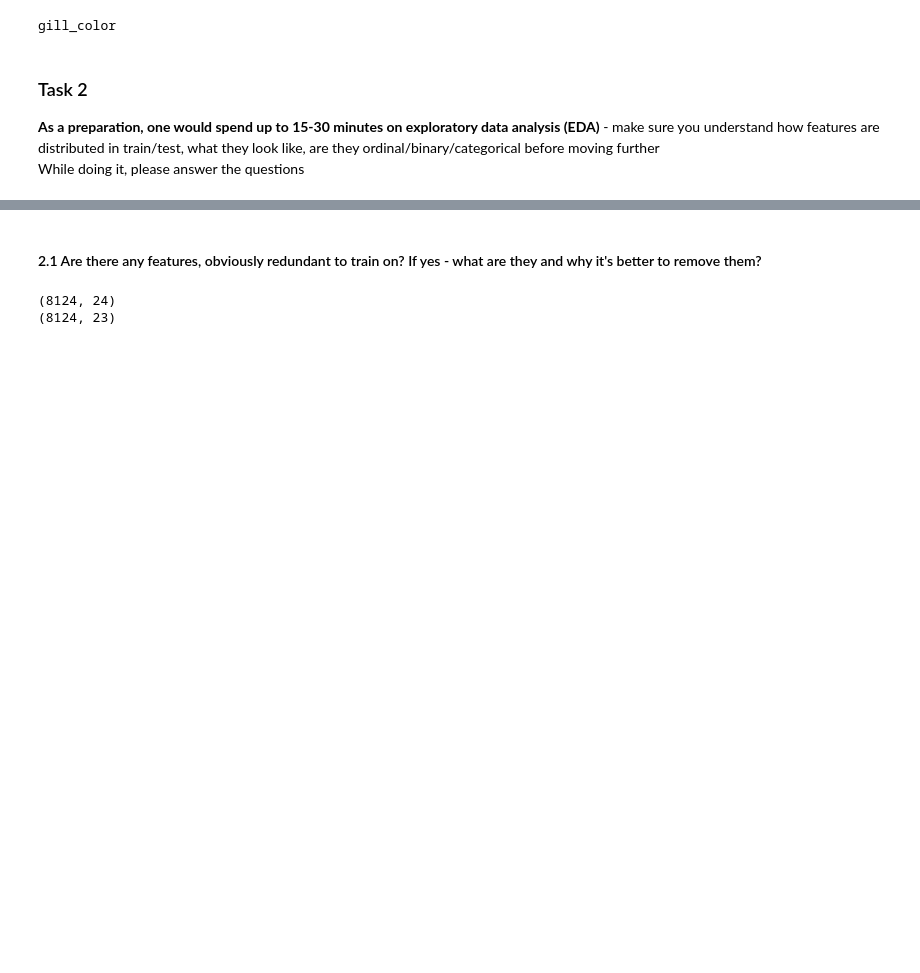
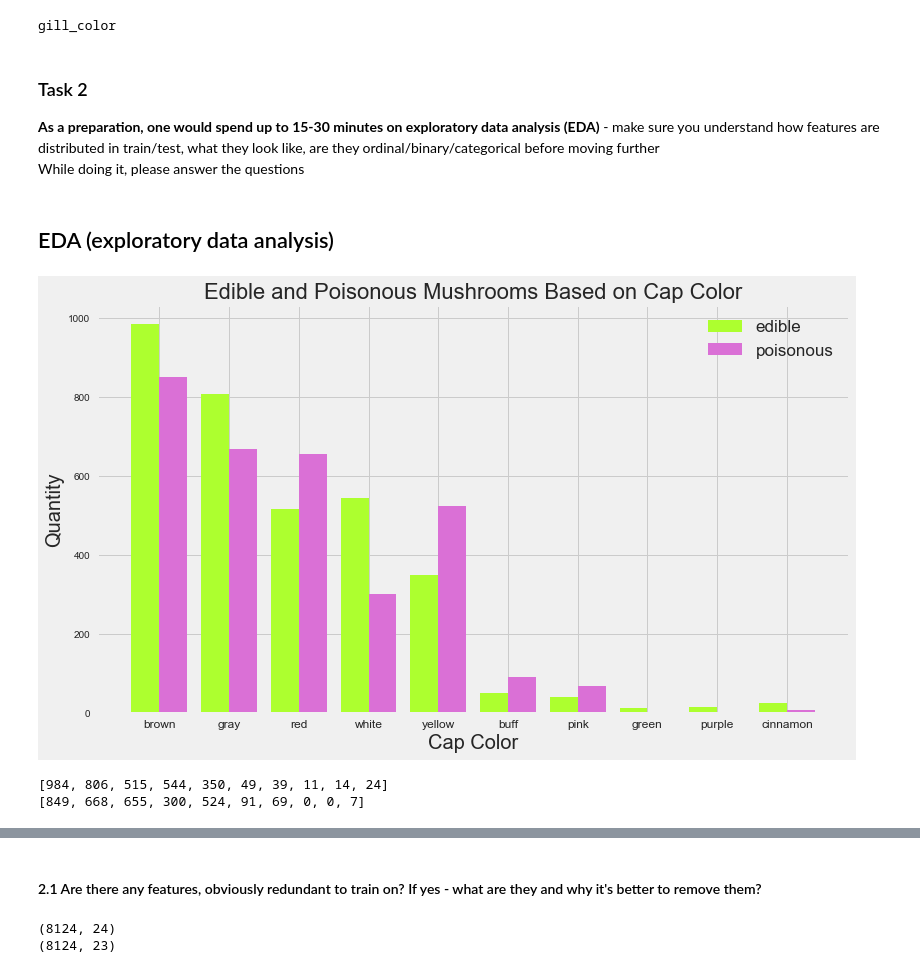
Before and after one commit to MariaHalushko/udscourse, a Jupyter notebook: homeworks/hw4/4 homework-decision-trees-blank-Maria_Halushko.ipynb, the cells around one changed output, grey strips where cells are left out. Cells and saved outputs as stored; diff of their text form; code cells hidden in the pictures; blank space fills up the shorter version.

Commit message:
add EDA plots

```diff
--- a/homeworks/hw4/4 homework-decision-trees-blank-Maria_Halushko.ipynb
+++ b/homeworks/hw4/4 homework-decision-trees-blank-Maria_Halushko.ipynb
@@ -30,6 +30,10 @@ from sklearn.model_selection import (
 from sklearn.tree import DecisionTreeClassifier
 from sklearn.linear_model import LogisticRegression
 
+import matplotlib.pyplot as plt
+%matplotlib inline
+plt.style.use('fivethirtyeight')
+
 # metrics
 from sklearn.metrics import classification_report, f1_score
 # %%
@@ -91,3 +95,35 @@ import pandas_profiling
 # %%
 profile = pandas_profiling.ProfileReport(df)
 profile.to_file(outputfile="statistic.html")
+# %% [markdown]
+## EDA (exploratory data analysis)
+# %%
+cc_unique = df.cap_color.unique()
+
+poisonous_cc = [df[(df.target == 0) & (df.cap_color == cc)].shape[0] for cc in cc_unique] #Poisonous color cap list
+edible_cc = [df[(df.target == 1) & (df.cap_color == cc)].shape[0] for cc in cc_unique]    #Edible color cap list
+# %%
+width = 0.40
+ind = np.arange(10)
+fig, ax = plt.subplots(figsize=(12,7))
+edible_bars = ax.bar(ind, edible_cc , width, color='#ADFF2F')
+poison_bars = ax.bar(ind+width, poisonous_cc , width, color='#DA70D6')
+
+#Add some text for labels, title and axes ticks
+ax.set_xlabel("Cap Color",fontsize=20)
+ax.set_ylabel('Quantity',fontsize=20)
+ax.set_title('Edible and Poisonous Mushrooms Based on Cap Color',fontsize=22)
+ax.set_xticks(ind + width / 2) #Positioning on the x axis
+ax.set_xticklabels(cc_unique,
+                  fontsize = 12)
+
+ax.legend((edible_bars,poison_bars),('edible','poisonous'),fontsize=17)
+# autolabel(edible_bars, 10)
+# autolabel(poison_bars, 10)
+plt.show()
+print(edible_cc)
+print(poisonous_cc)
+# %% [output]
+[figure, added]
+[984, 806, 515, 544, 350, 49, 39, 11, 14, 24]
+[849, 668, 655, 300, 524, 91, 69, 0, 0, 7]
```
Also changed, not shown: parts of 10 cells of this notebook.
